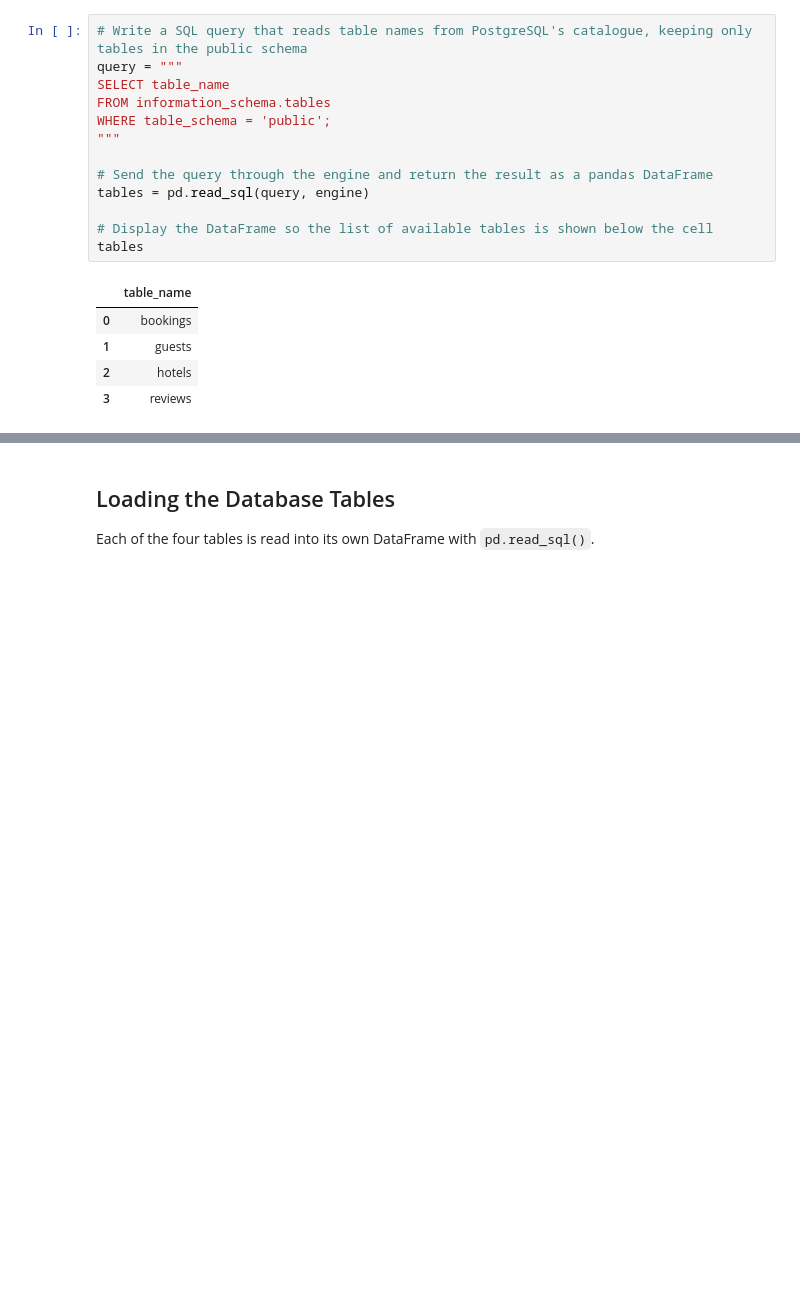
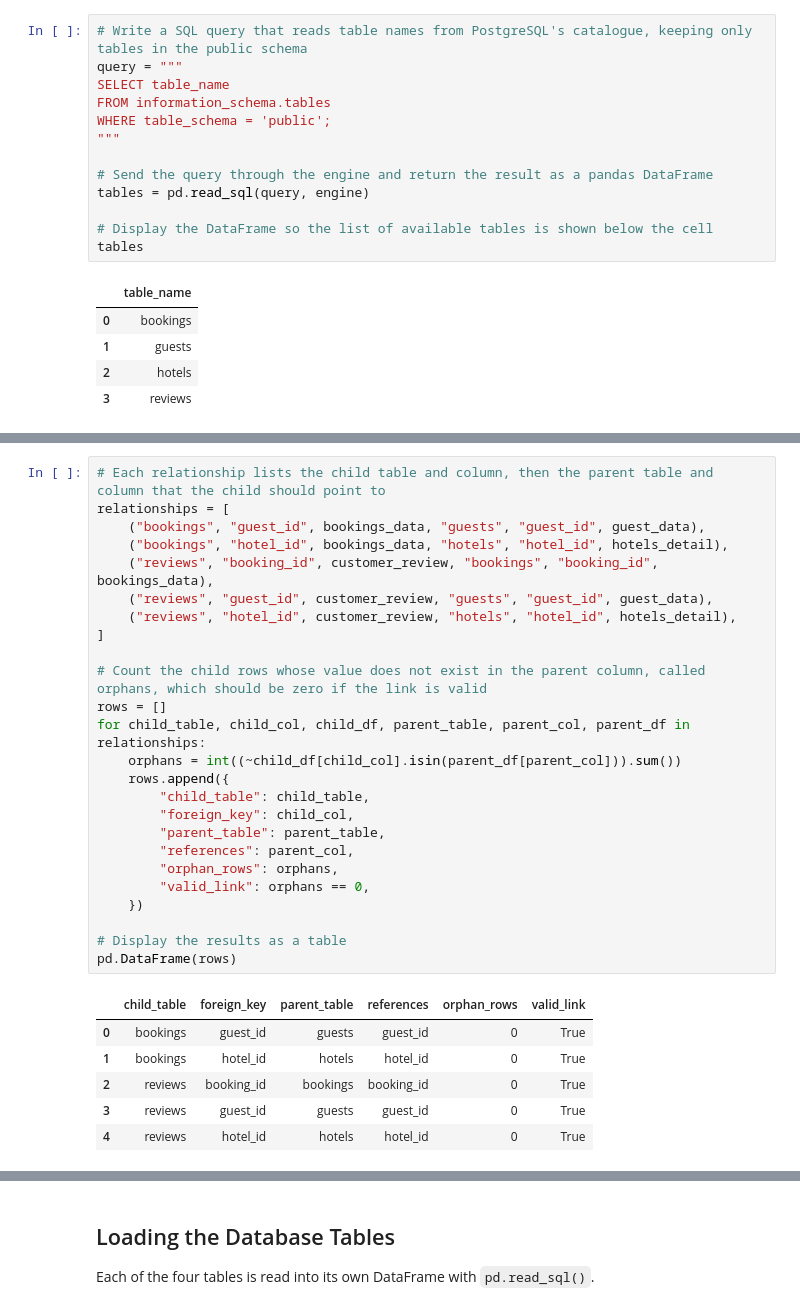
Before and after one commit to Chekwube-Uzoegwu/Guest_Experience_Analytics_Topic_Modelling_Sentiment_Analysis_Project, a Jupyter notebook: notebooks/GUEST_EXPERIENCE_ANALYTICS_SENTIMENT_ANALYSIS_EXPERIMENTATION_PHASE.ipynb, the cells around one changed output, grey strips where cells are left out. Saved outputs shown, nothing was run; the diff lists cells and outputs as text; blank space fills up the shorter version.

```diff
--- a/notebooks/GUEST_EXPERIENCE_ANALYTICS_SENTIMENT_ANALYSIS_EXPERIMENTATION_PHASE.ipynb
+++ b/notebooks/GUEST_EXPERIENCE_ANALYTICS_SENTIMENT_ANALYSIS_EXPERIMENTATION_PHASE.ipynb
@@ -98,0 +246,32 @@ tables
+# %%
+# Each relationship lists the child table and column, then the parent table and column that the child should point to
+relationships = [
+    ("bookings", "guest_id", bookings_data, "guests", "guest_id", guest_data),
+    ("bookings", "hotel_id", bookings_data, "hotels", "hotel_id", hotels_detail),
+    ("reviews", "booking_id", customer_review, "bookings", "booking_id", bookings_data),
+    ("reviews", "guest_id", customer_review, "guests", "guest_id", guest_data),
+    ("reviews", "hotel_id", customer_review, "hotels", "hotel_id", hotels_detail),
+]
+
+# Count the child rows whose value does not exist in the parent column, called orphans, which should be zero if the link is valid
+rows = []
+for child_table, child_col, child_df, parent_table, parent_col, parent_df in relationships:
+    orphans = int((~child_df[child_col].isin(parent_df[parent_col])).sum())
+    rows.append({
+        "child_table": child_table,
+        "foreign_key": child_col,
+        "parent_table": parent_table,
+        "references": parent_col,
+        "orphan_rows": orphans,
+        "valid_link": orphans == 0,
+    })
+
+# Display the results as a table
+pd.DataFrame(rows)
+# %% [output]
+|  | child_table | foreign_key | parent_table | references | orphan_rows | valid_link |
+| 0 | bookings | guest_id | guests | guest_id | 0 | True |
+| 1 | bookings | hotel_id | hotels | hotel_id | 0 | True |
+| 2 | reviews | booking_id | bookings | booking_id | 0 | True |
+| 3 | reviews | guest_id | guests | guest_id | 0 | True |
+| 4 | reviews | hotel_id | hotels | hotel_id | 0 | True |
```
Also changed, not shown: parts of 10 cells of this notebook.
